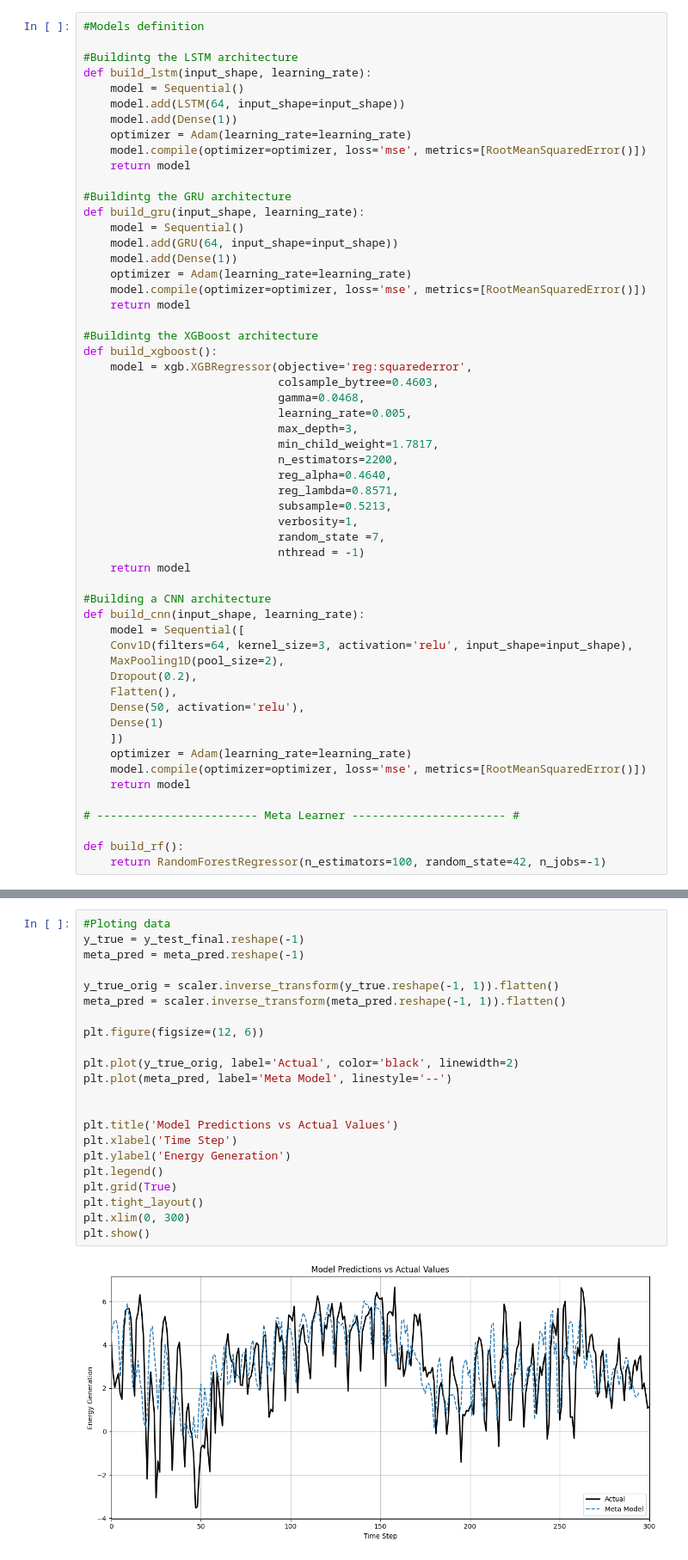
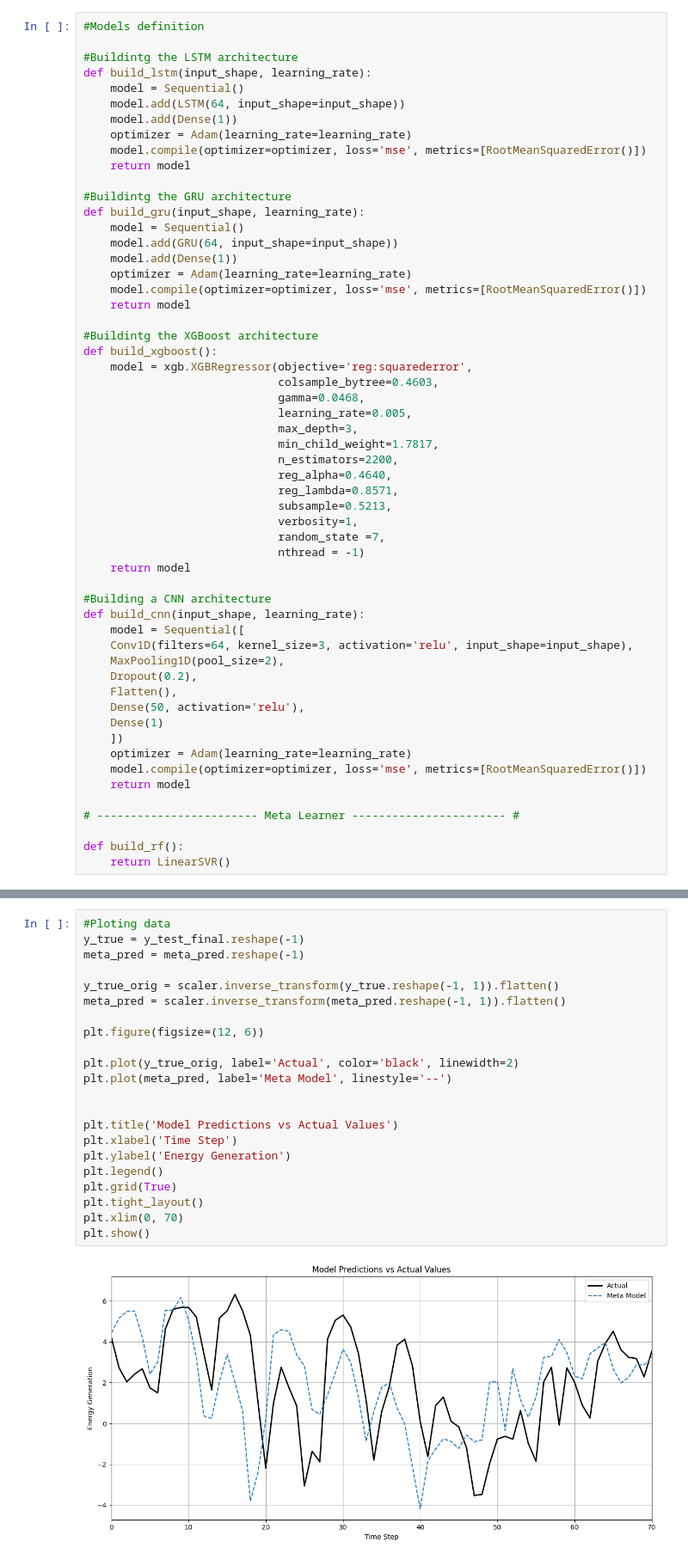
Before and after one commit to Graunke/SEL-for-Energy-Generation-Forecasting, a Jupyter notebook: manualStacking.ipynb, the cells around one changed output, grey strips where cells are left out. Shown: that part at 86% size. Drawn from its saved outputs; the diff is of its cells as text.

```diff
--- a/manualStacking.ipynb
+++ b/manualStacking.ipynb
@@ -191,7 +177,7 @@ def build_cnn(input_shape, learning_rate):
 # ------------------------ Meta Learner ----------------------- #
 
 def build_rf():
-    return RandomForestRegressor(n_estimators=100, random_state=42, n_jobs=-1)
+    return LinearSVR()
 # %%
 #list of models
 xgb_trained  = []
@@ -663,24 +647,24 @@ print_metrics(y_true, y_pred, 'Random Forest Meta-Model')
 # %%
 #Ploting data
 y_true = y_test_final.reshape(-1)
 meta_pred = meta_pred.reshape(-1)
 
 y_true_orig = scaler.inverse_transform(y_true.reshape(-1, 1)).flatten()
 meta_pred = scaler.inverse_transform(meta_pred.reshape(-1, 1)).flatten()
 
 plt.figure(figsize=(12, 6))
 
 plt.plot(y_true_orig, label='Actual', color='black', linewidth=2)
 plt.plot(meta_pred, label='Meta Model', linestyle='--')
 
 
 plt.title('Model Predictions vs Actual Values')
 plt.xlabel('Time Step')
 plt.ylabel('Energy Generation')
 plt.legend()
 plt.grid(True)
 plt.tight_layout()
-plt.xlim(0, 300)
+plt.xlim(0, 70)
 plt.show()
 # %% [output]
-[figure, old version]
+[figure, new version]
```
Also changed, not shown: parts of 9 cells of this notebook, 1 other file.
